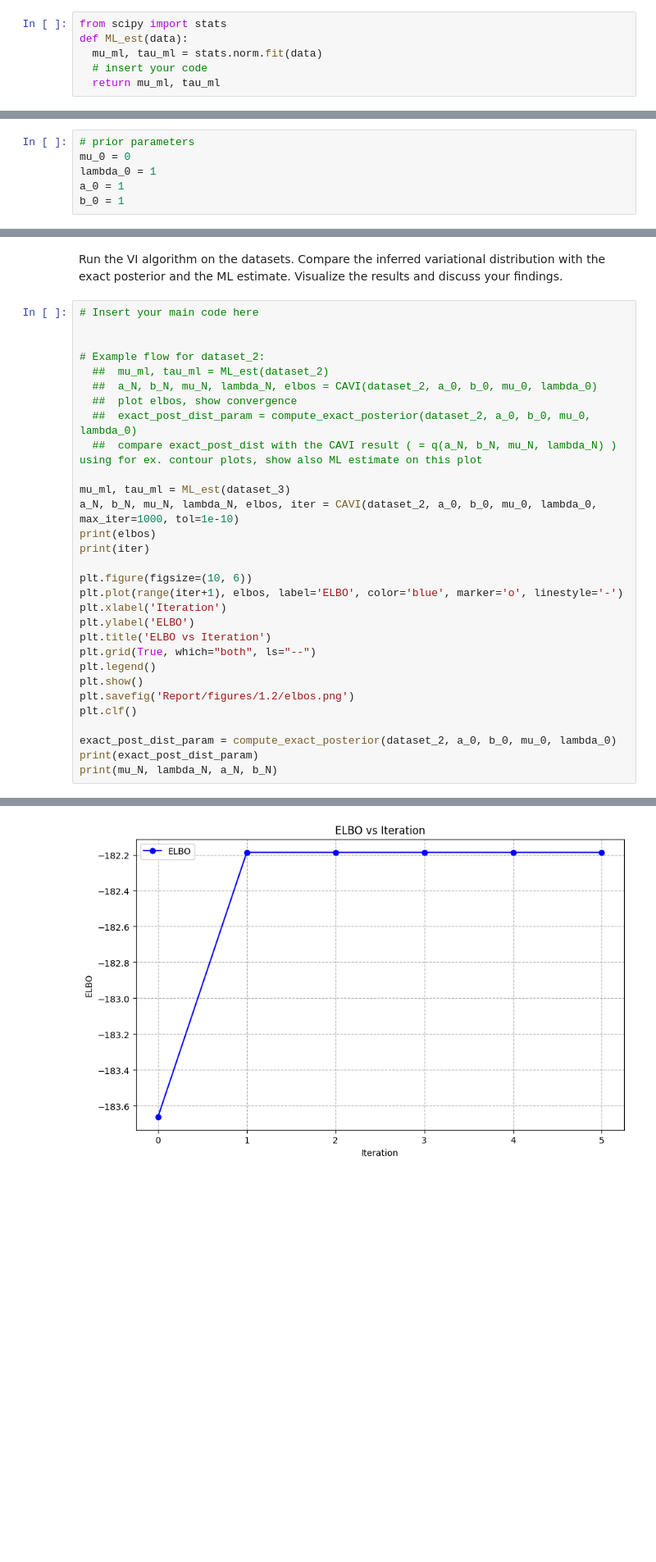
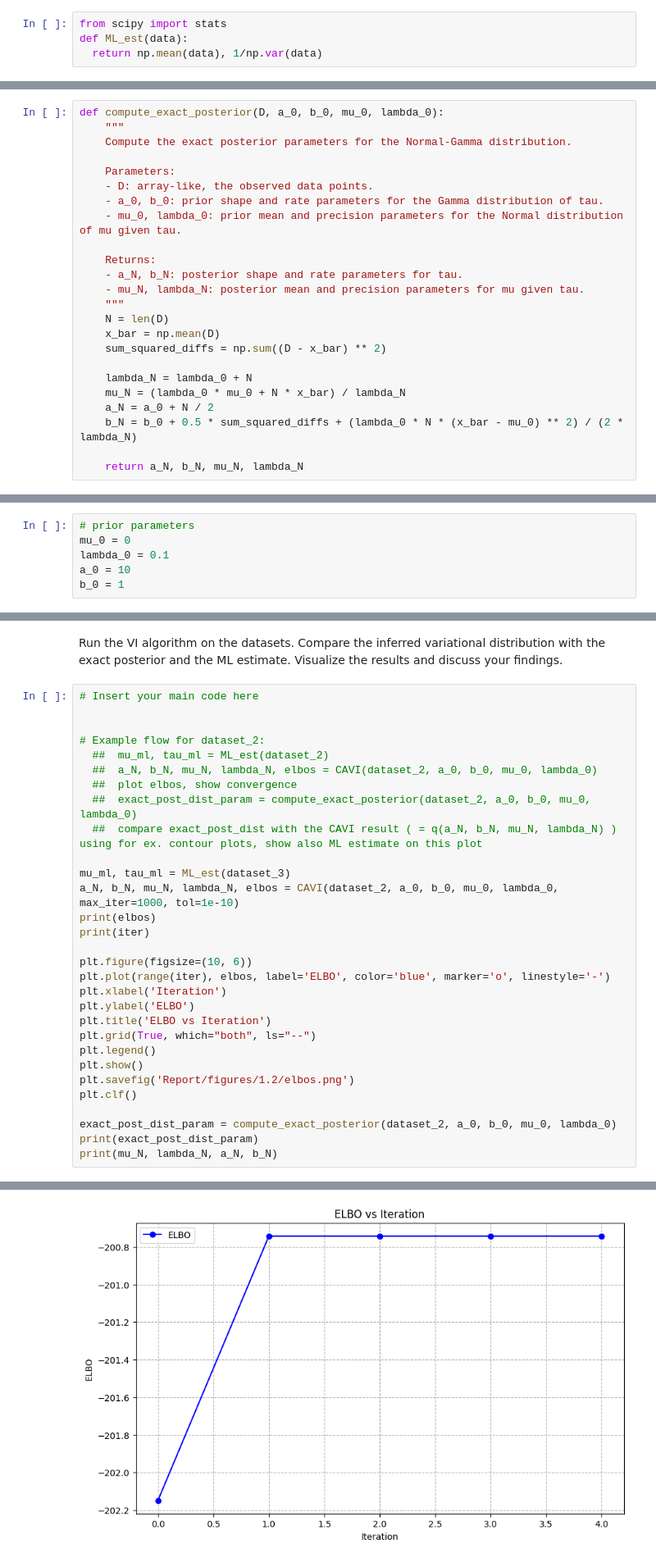
Before and after one commit to LeoL12167/MLadv_A_exercises, a Jupyter notebook: A1/1A-2-HT24.ipynb, the cells around one changed output, grey strips where cells are left out. Shown at 82% size. Saved outputs shown, nothing was run; the diff lists cells and outputs as text; blank space fills up the shorter version.

```diff
--- a/A1/1A-2-HT24.ipynb
+++ b/A1/1A-2-HT24.ipynb
@@ -47,9 +47,7 @@ Find ML estimates of the variables μ and τ
 # %%
 from scipy import stats
 def ML_est(data):
-  mu_ml, tau_ml = stats.norm.fit(data)
-  # insert your code
-  return mu_ml, tau_ml
+  return np.mean(data), 1/np.var(data)
 # %%
 print(ML_est(dataset_1))
 print(ML_est(dataset_2))
@@ -84,11 +68,35 @@ def compute_exact_posterior(D, a_0, b_0, mu_0, lambda_0):
+# %%
+def compute_exact_posterior(D, a_0, b_0, mu_0, lambda_0):
+    """
+    Compute the exact posterior parameters for the Normal-Gamma distribution.
+
+    Parameters:
+    - D: array-like, the observed data points.
+    - a_0, b_0: prior shape and rate parameters for the Gamma distribution of tau.
+    - mu_0, lambda_0: prior mean and precision parameters for the Normal distribution of mu given tau.
+
+    Returns:
+    - a_N, b_N: posterior shape and rate parameters for tau.
+    - mu_N, lambda_N: posterior mean and precision parameters for mu given tau.
+    """
+    N = len(D)
+    x_bar = np.mean(D)
+    sum_squared_diffs = np.sum((D - x_bar) ** 2)
+
+    lambda_N = lambda_0 + N
+    mu_N = (lambda_0 * mu_0 + N * x_bar) / lambda_N
+    a_N = a_0 + N / 2
+    b_N = b_0 + 0.5 * sum_squared_diffs + (lambda_0 * N * (x_bar - mu_0) ** 2) / (2 * lambda_N)
+
+    return a_N, b_N, mu_N, lambda_N
 # %% [markdown]
 ### ***Question 1.2.10:***
 You will implement the VI algorithm for the variational distribution in Equation (10.24) in Bishop. Start with introducing the prior parameters:
 # %%
 # prior parameters
 mu_0 = 0
-lambda_0 = 1
-a_0 = 1
+lambda_0 = 0.1
+a_0 = 10
 b_0 = 1
 # %% [markdown]
 Continue with a helper function that computes ELBO:
@@ -215,12 +227,12 @@ findings.
   ##  compare exact_post_dist with the CAVI result ( = q(a_N, b_N, mu_N, lambda_N) ) using for ex. contour plots, show also ML estimate on this plot
 
 mu_ml, tau_ml = ML_est(dataset_3)
-a_N, b_N, mu_N, lambda_N, elbos, iter = CAVI(dataset_2, a_0, b_0, mu_0, lambda_0, max_iter=1000, tol=1e-10)
+a_N, b_N, mu_N, lambda_N, elbos = CAVI(dataset_2, a_0, b_0, mu_0, lambda_0, max_iter=1000, tol=1e-10)
 print(elbos)
 print(iter)
 
 plt.figure(figsize=(10, 6))
-plt.plot(range(iter+1), elbos, label='ELBO', color='blue', marker='o', linestyle='-')
+plt.plot(range(iter), elbos, label='ELBO', color='blue', marker='o', linestyle='-')
 plt.xlabel('Iteration')
 plt.ylabel('ELBO')
 plt.title('ELBO vs Iteration')
@@ -238,2 +251,2 @@ print(mu_N, lambda_N, a_N, b_N)
 5
-[figure, old version]
+[figure, new version]
```
Also changed, not shown: parts of 6 cells of this notebook, 3 other files.
